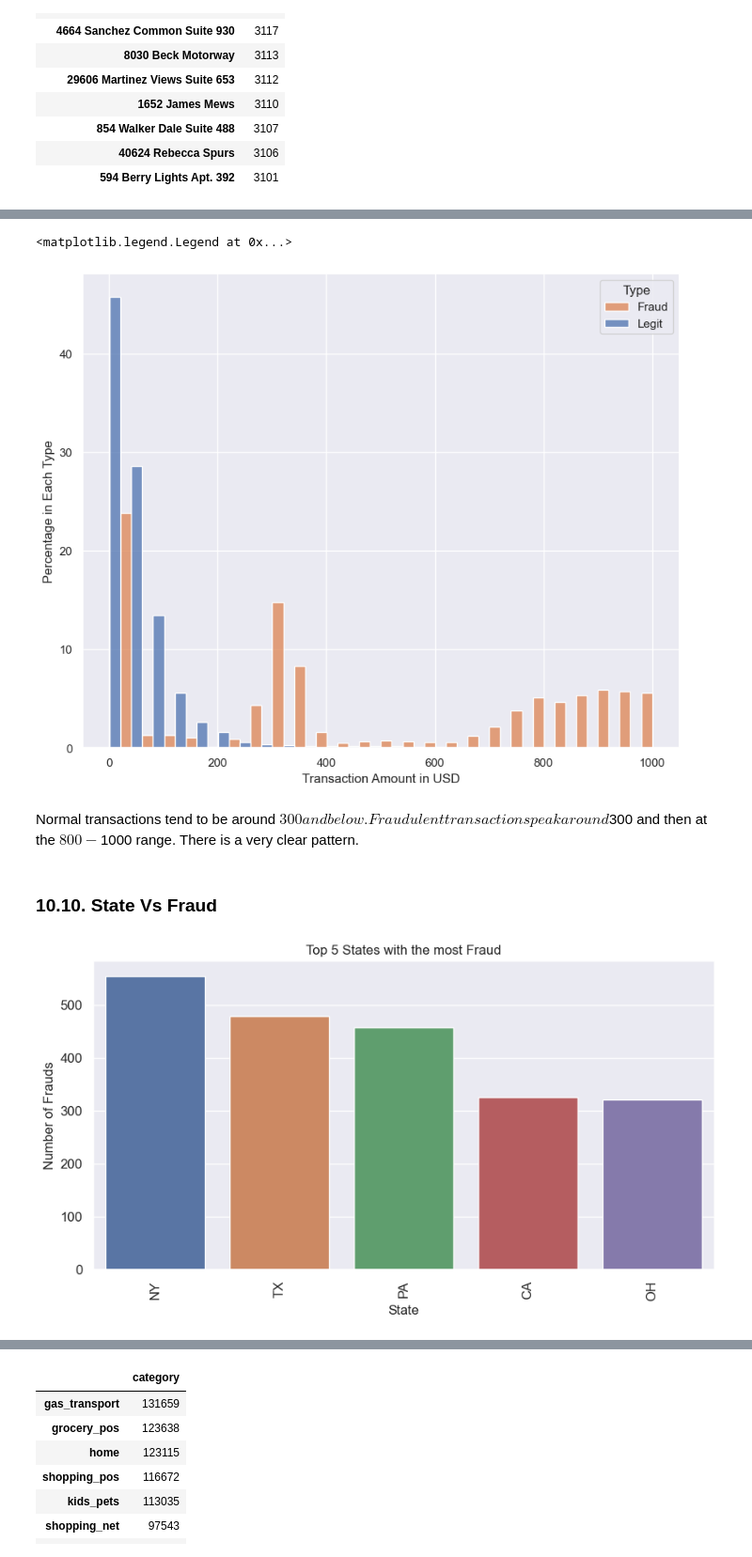
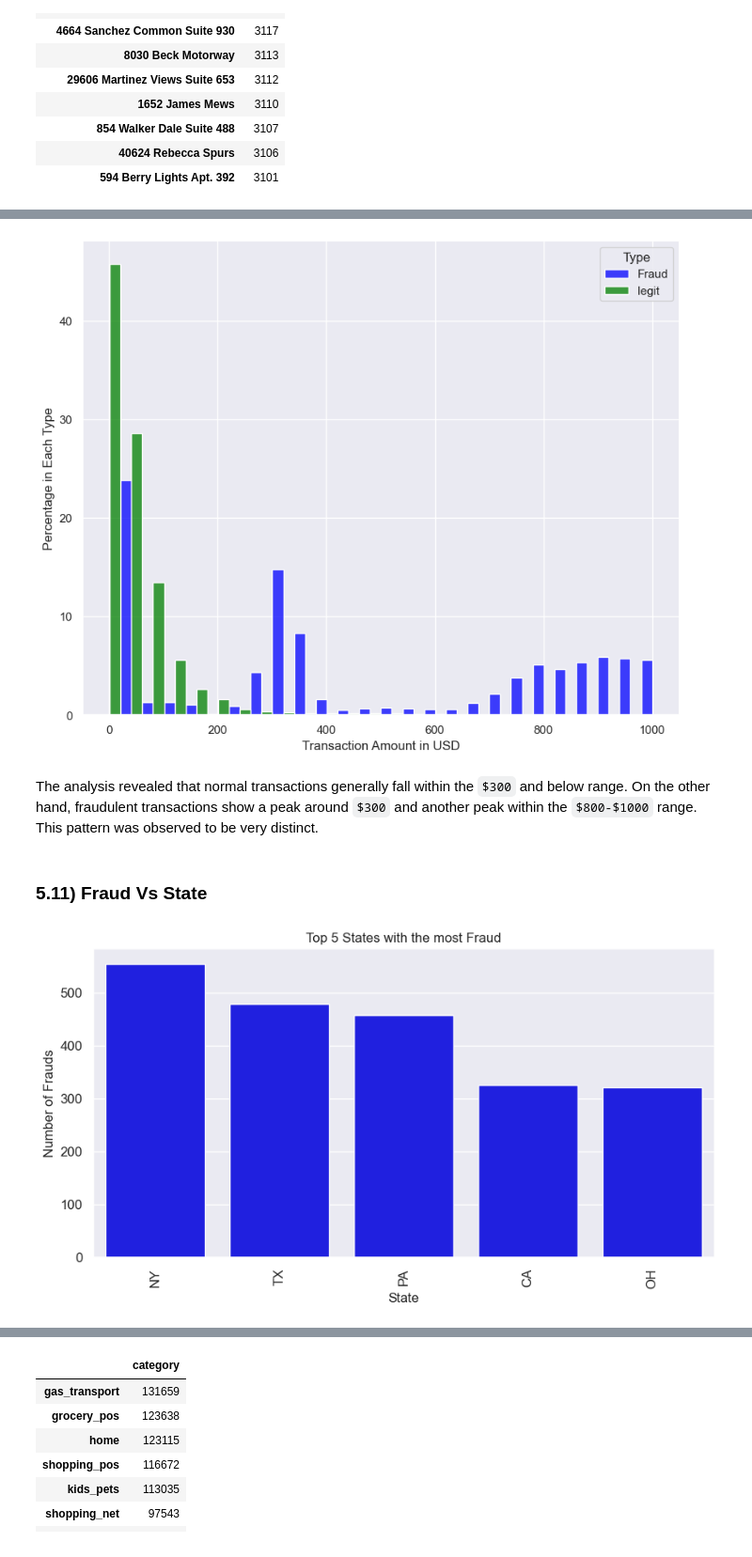
Before and after one commit to K-made/Creditcard-FraudBusters, a Jupyter notebook: credit-cards.ipynb, the cells around one changed output, grey strips where cells are left out. Shown at 94% size. Drawn from its saved outputs; the diff is of its cells as text; code cells hidden in the pictures.

```diff
--- a/credit-cards.ipynb
+++ b/credit-cards.ipynb
@@ -639,27 +642,29 @@ credit_df['street'].value_counts()[:10].to_frame()
 # %%
 #amount vs fraud
-ax=sns.histplot(x='amt',data=credit_df[credit_df.amt<=1000],hue='is_fraud',stat='percent',multiple='dodge',common_norm=False,bins=25)
+f, ax = plt.subplots(figsize=(10,8))
+colors = ['green', 'blue']
+ax=sns.histplot(x='amt',data=credit_df[credit_df.amt<=1000],hue='is_fraud',
+                stat='percent',multiple='dodge',common_norm=False, palette=colors, bins=25)
 ax.set_ylabel('Percentage in Each Type')
 ax.set_xlabel('Transaction Amount in USD')
-plt.legend(title='Type', labels=['Fraud', 'Legit'])
+plt.legend(title='Type', labels=['Fraud', 'legit']);
 # %% [output]
-<matplotlib.legend.Legend at 0x...>
-[figure, old version]
+[figure, new version]
-# %% [markdown]
-Normal transactions tend to be around $300 and below.Fraudulent transactions peak around $300 and then at the $800-$1000 range. There is a very clear pattern.
-# %% [markdown]
-### 10.10. State Vs Fraud
+# %% [markdown]
+The analysis revealed that normal transactions generally fall within the `$300` and below range. On the other hand, fraudulent transactions show a peak around `$300` and another peak within the `$800-$1000` range. This pattern was observed to be very distinct.
+# %% [markdown]
+### 5.11) Fraud Vs State
 # %%
 # Create a stacked bar chart to visualize the distribution of fraudulent and non-fraudulent transactions in each state
 f, ax = plt.subplots(figsize=(10,5))
 #colors = ['green', 'blue']  # blue and green
 sns.countplot(x='state', data=fraud, \
-              ax=ax, order=fraud['state'].value_counts().iloc[:5].index)
+              ax=ax, order=fraud['state'].value_counts().iloc[:5].index,color='blue')
 plt.xticks(rotation=90, fontsize=12)
 plt.yticks(fontsize=12)
 plt.xlabel('State')
 plt.ylabel('Number of Frauds')
 plt.title('Top 5 States with the most Fraud')
 plt.show();
 # %% [output]
-[figure, old version]
+[figure, new version]
```
Also changed, not shown: parts of 200 cells of this notebook, 7 other files.
